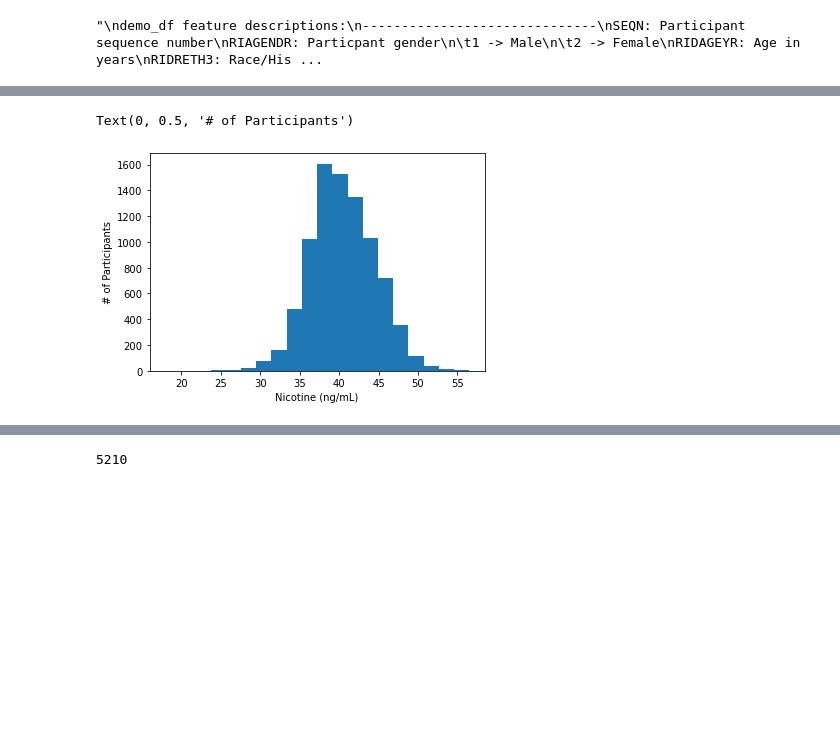
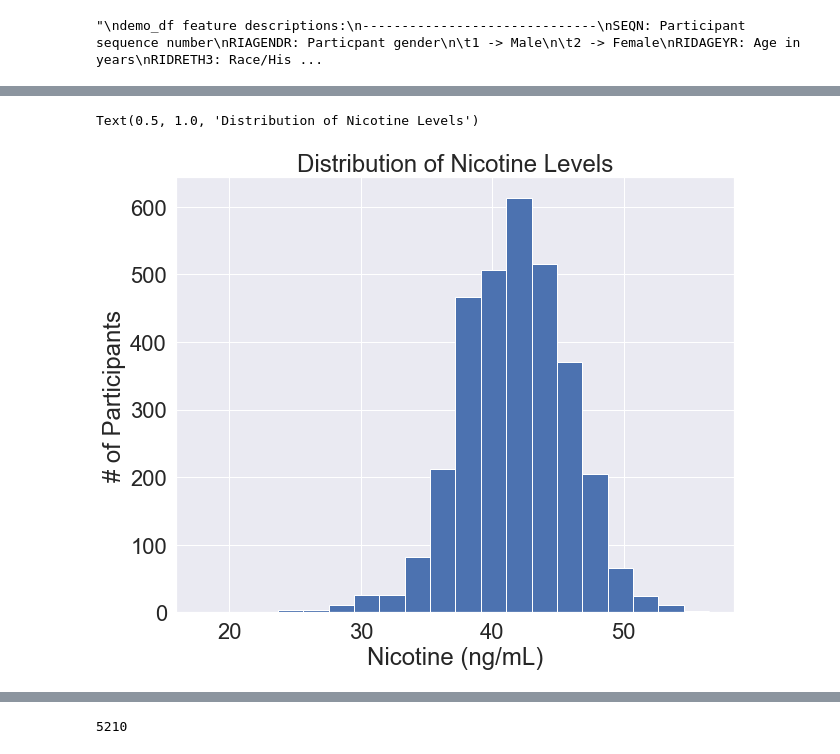
Before and after one commit to noodleybroodley/Final-Capstone, a Jupyter notebook: notebooks/test.ipynb, the cells around one changed output, grey strips where cells are left out. Saved outputs shown, nothing was run; the diff lists cells and outputs as text; code cells hidden in the pictures; blank space fills up the shorter version.

Commit message:
cleaned up plots, added more regressions

```diff
--- a/notebooks/test.ipynb
+++ b/notebooks/test.ipynb
@@ -17,6 +17,14 @@ if src_path not in sys.path:
 %autoreload 2
 import clean_df
 
+from matplotlib import rcParams
+rcParams.update({'font.size': 16})
+sns.set(font_scale = 2)
+# rcParams.update({"figure.facecolor": 'gray'})
+# rcParams.update({"axes.facecolor": 'gray'})
+# rcParams.update({"savefig.facecolor": 'gray'})
+#sns.set(rc = {'figure.figsize':(15,8)})
+
 #import data from 2013-2014 NHANES: https://www.kaggle.com/cdc/national-health-and-nutrition-examination-survey
 #description of columns: https://wwwn.cdc.gov/nchs/nhanes/2013-2014/demo_h.htm
 demo_df = pd.read_csv('../data/demographic.csv')
@@ -107,6 +118,6 @@ new_df.df.describe()
 # %%
-test_df = new_df.df
+test_df = new_df.df.copy()
+test_df = test_df[test_df['LBXTR']< 4000]
 nicotine = test_df['LBXHCT']
 avg_sys_bp = test_df['AVG_SYS_BP']
-test_df[test_df['High_SYS_BP']==False]
 #test_df = test_df.dropna()
@@ -153,12 +179,13 @@ plt.show()
 # %%
-fig, ax = plt.subplots()
+fig, ax = plt.subplots(figsize=(10,8))
 
 ax = plt.hist(x=nicotine,bins=20)
 plt.xlabel("Nicotine (ng/mL)")
 plt.ylabel("# of Participants")
+plt.title("Distribution of Nicotine Levels")
 # %% [output]
-Text(0, 0.5, '# of Participants')
+Text(0.5, 1.0, 'Distribution of Nicotine Levels')
-[figure, old version]
+[figure, new version]
 # %%
 fig, ax = plt.subplots()
 
```
Also changed, not shown: parts of 38 cells of this notebook, 2 other files.
